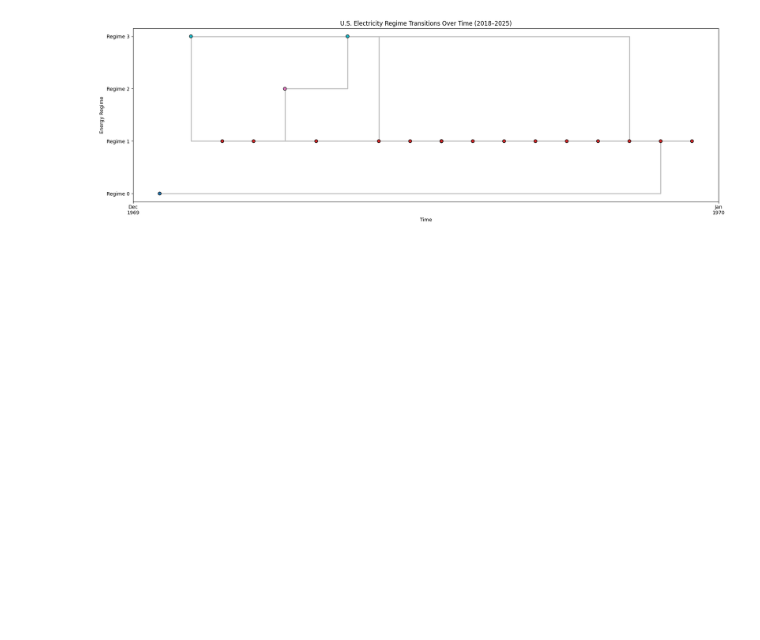
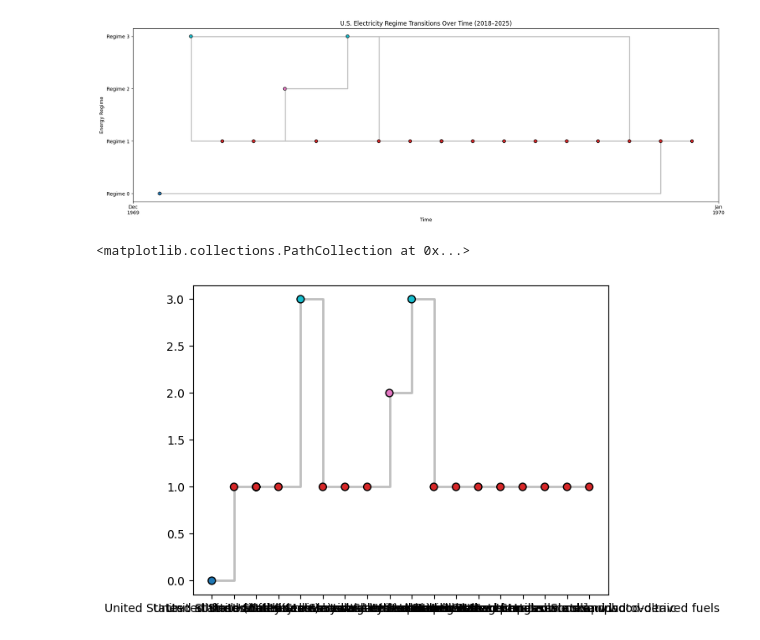
Before and after one commit to Nehemiahmageto/Unsupervised-Discovery-of-U.S.-Electricity-Consumption-Regimes-2015-2024-, a Jupyter notebook: model_2.ipynb, the cells around one changed output. Cells and saved outputs as stored; diff of their text form; code cells hidden in the pictures; blank space fills up the shorter version.

```diff
--- a/model_2.ipynb
+++ b/model_2.ipynb
@@ -405,3 +405,30 @@ plt.scatter(
 plt.show()
 # %% [output]
 [figure]
+# %%
+# Sort by time to be safe
+X_plot = X.sort_index()
+
+plt.step(
+    X_plot.index,
+    X_plot["cluster"],
+    where="post",
+    color="gray",
+    alpha=0.5,
+    linewidth=2,
+    label="Regime Transition"
+)
+
+# Keep the scatter on top
+plt.scatter(
+    X_plot.index,
+    X_plot["cluster"],
+    c=X_plot["cluster"],
+    cmap="tab10",
+    s=40,
+    edgecolor="black",
+    zorder=3
+)
+# %% [output]
+<matplotlib.collections.PathCollection at 0x...>
+[figure, added]
```
Also changed, not shown: parts of 1 cell of this notebook.
